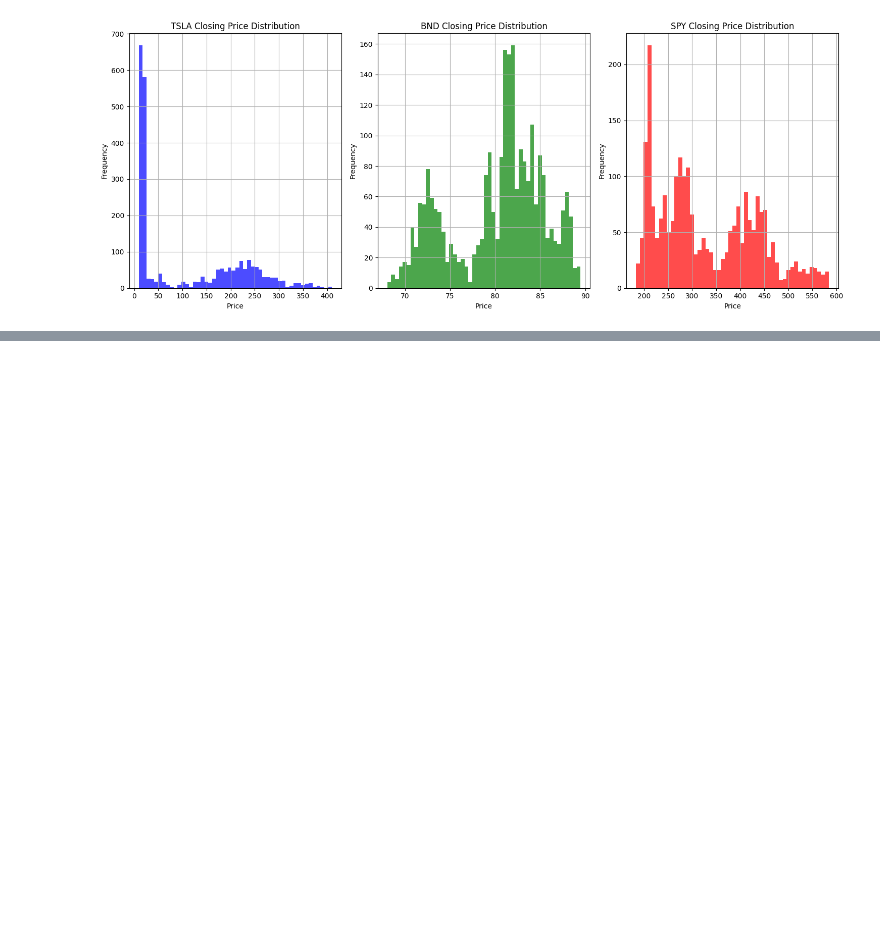
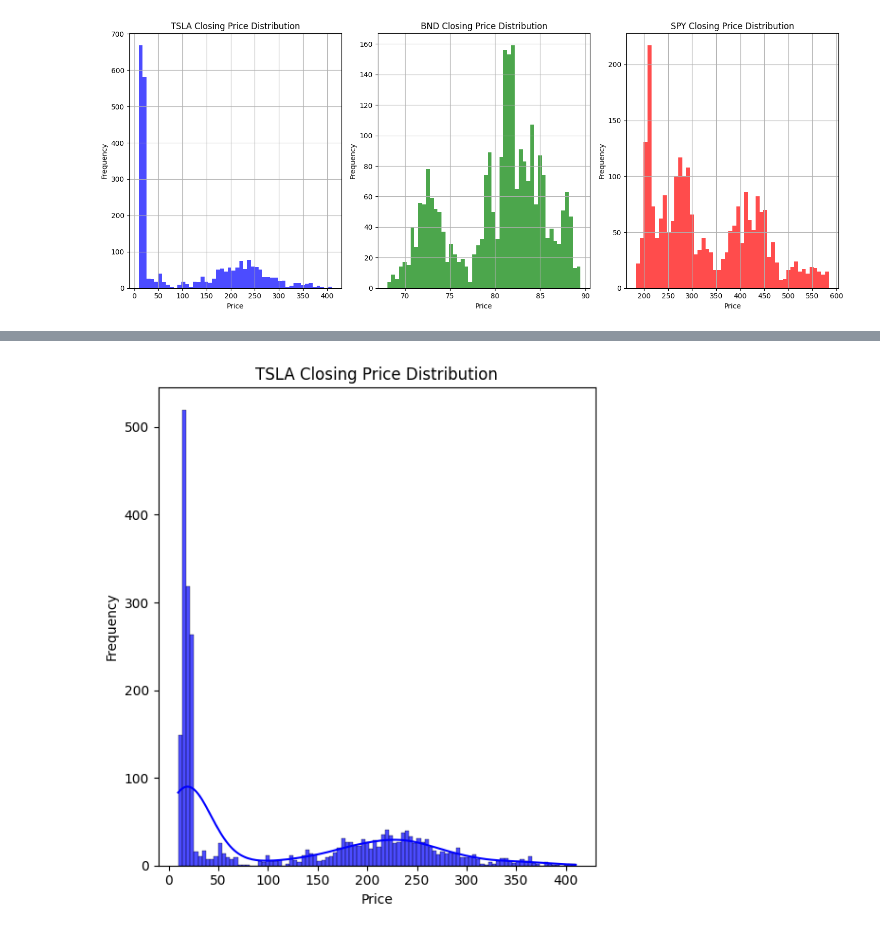
Before and after one commit to Begizew2112/10academy_kifiya-AIMweek-11, a Jupyter notebook: notebook/preprocessing.ipynb, the cells around one changed output, grey strips where cells are left out. Drawn from its saved outputs; the diff is of its cells as text; code cells hidden in the pictures; blank space fills up the shorter version.

```diff
--- a/notebook/preprocessing.ipynb
+++ b/notebook/preprocessing.ipynb
@@ -302,0 +329,17 @@ plt.show()
+# %%
+import seaborn as sns
+
+# Add density plot over histogram
+plt.figure(figsize=(15, 6))
+
+plt.subplot(1, 3, 1)
+sns.histplot(df1['Close TSLA'], bins=100, kde=True, color='blue', alpha=0.7)  # KDE line added
+plt.title('TSLA Closing Price Distribution')
+plt.xlabel('Price')
+plt.ylabel('Frequency')
+
+# Repeat for other assets...
+plt.tight_layout()
+plt.show()
+# %% [output]
+[figure, added]
```
Also changed, not shown: parts of 11 cells of this notebook.
